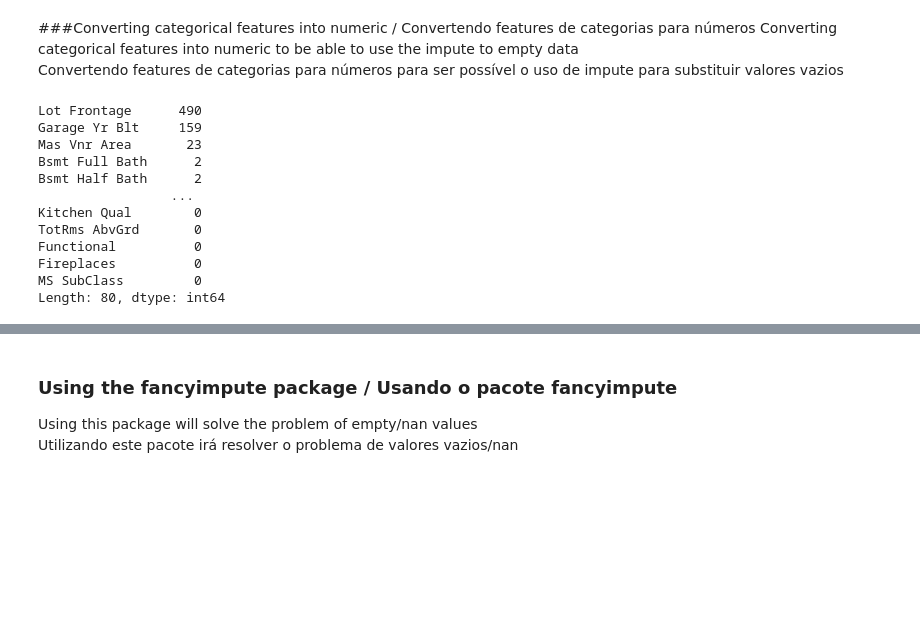
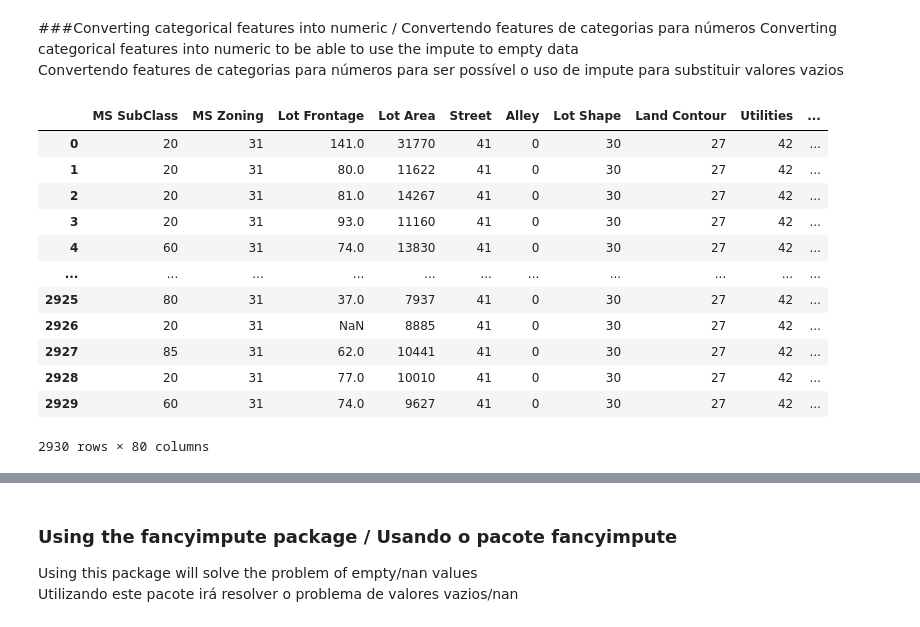
Before and after one commit to marcelpinheiro/malum, a Jupyter notebook: AmesHousing/HousePrices.ipynb, the cells around one changed output, grey strips where cells are left out. Cells and saved outputs as stored; diff of their text form; code cells hidden in the pictures; blank space fills up the shorter version.

```diff
--- a/AmesHousing/HousePrices.ipynb
+++ b/AmesHousing/HousePrices.ipynb
@@ -33,19 +51,20 @@ Convertendo features de categorias para números para ser possível o uso de imp
 # %%
 df = df.copy()
 df_categories = df.select_dtypes(include=['object']).columns
 df[df_categories] = pd.Categorical(df[df_categories]).codes
 
-df.isna().sum().sort_values(ascending=False)
+df
 # %% [output]
+|  | MS SubClass | MS Zoning | Lot Frontage | Lot Area | Street | Alley | Lot Shape | Land Contour | Utilities | ... |
+| 0 | 20 | 31 | 141.0 | 31770 | 41 | 0 | 30 | 27 | 42 | ... |
+| 1 | 20 | 31 | 80.0 | 11622 | 41 | 0 | 30 | 27 | 42 | ... |
+| 2 | 20 | 31 | 81.0 | 14267 | 41 | 0 | 30 | 27 | 42 | ... |
+| 3 | 20 | 31 | 93.0 | 11160 | 41 | 0 | 30 | 27 | 42 | ... |
+| 4 | 60 | 31 | 74.0 | 13830 | 41 | 0 | 30 | 27 | 42 | ... |
+| ... | ... | ... | ... | ... | ... | ... | ... | ... | ... | ... |
+| 2925 | 80 | 31 | 37.0 | 7937 | 41 | 0 | 30 | 27 | 42 | ... |
+| 2926 | 20 | 31 | NaN | 8885 | 41 | 0 | 30 | 27 | 42 | ... |
+| 2927 | 85 | 31 | 62.0 | 10441 | 41 | 0 | 30 | 27 | 42 | ... |
+| 2928 | 20 | 31 | 77.0 | 10010 | 41 | 0 | 30 | 27 | 42 | ... |
+| 2929 | 60 | 31 | 74.0 | 9627 | 41 | 0 | 30 | 27 | 42 | ... |
-Lot Frontage      490
-Garage Yr Blt     159
-Mas Vnr Area       23
-Bsmt Full Bath      2
-Bsmt Half Bath      2
-                 ...
-Kitchen Qual        0
-TotRms AbvGrd       0
-Functional          0
-Fireplaces          0
-MS SubClass         0
-Length: 80, dtype: int64
+2930 rows × 80 columns
```
Also changed, not shown: parts of 6 cells of this notebook.
